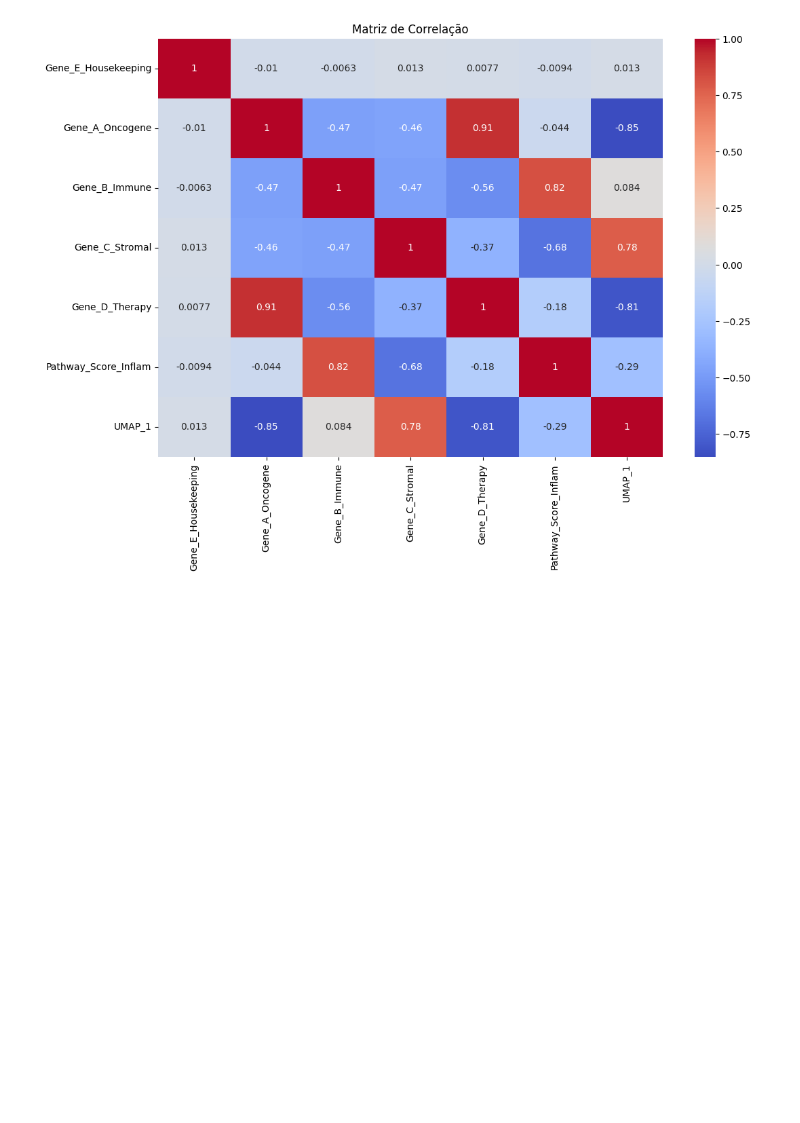
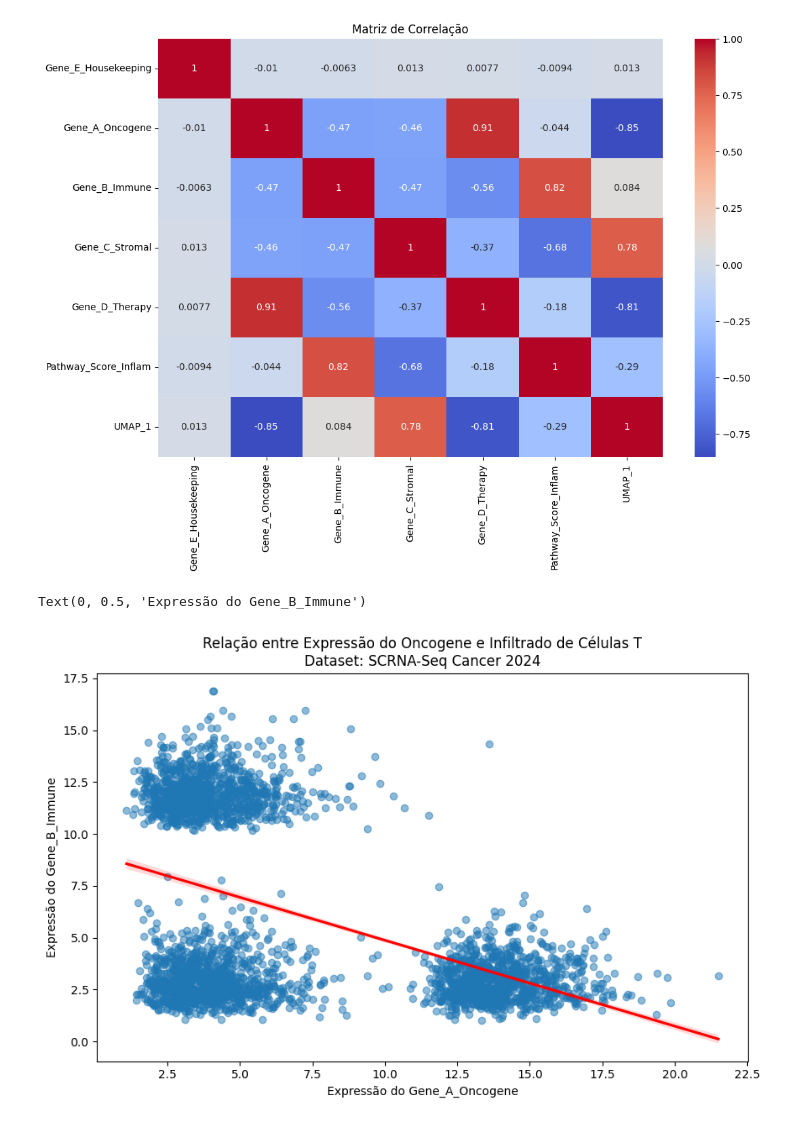
Before and after one commit to mariaclaraps/projeto-ciencia-dos-dados, a Jupyter notebook: notebooks/eda_srRNA-seq.ipynb, the cells around one changed output. Cells and saved outputs as stored; diff of their text form; code cells hidden in the pictures; blank space fills up the shorter version.

```diff
--- a/notebooks/eda_srRNA-seq.ipynb
+++ b/notebooks/eda_srRNA-seq.ipynb
@@ -189,3 +191,14 @@ plt.title("Matriz de Correlação")
 plt.show()
 # %% [output]
 [figure]
+# %%
+# Código exemplo
+plt.figure(figsize=(10, 6))
+sns.regplot(data=df, x='Gene_A_Oncogene', y='Gene_B_Immune',
+            scatter_kws={'alpha':0.5}, line_kws={'color':'red'})
+plt.title('Relação entre Expressão do Oncogene e Infiltrado de Células T\nDataset: SCRNA-Seq Cancer 2024')
+plt.xlabel('Expressão do Gene_A_Oncogene')
+plt.ylabel('Expressão do Gene_B_Immune')
+# %% [output]
+Text(0, 0.5, 'Expressão do Gene_B_Immune')
+[figure, added]
```
Also changed, not shown: parts of 2 cells of this notebook.
